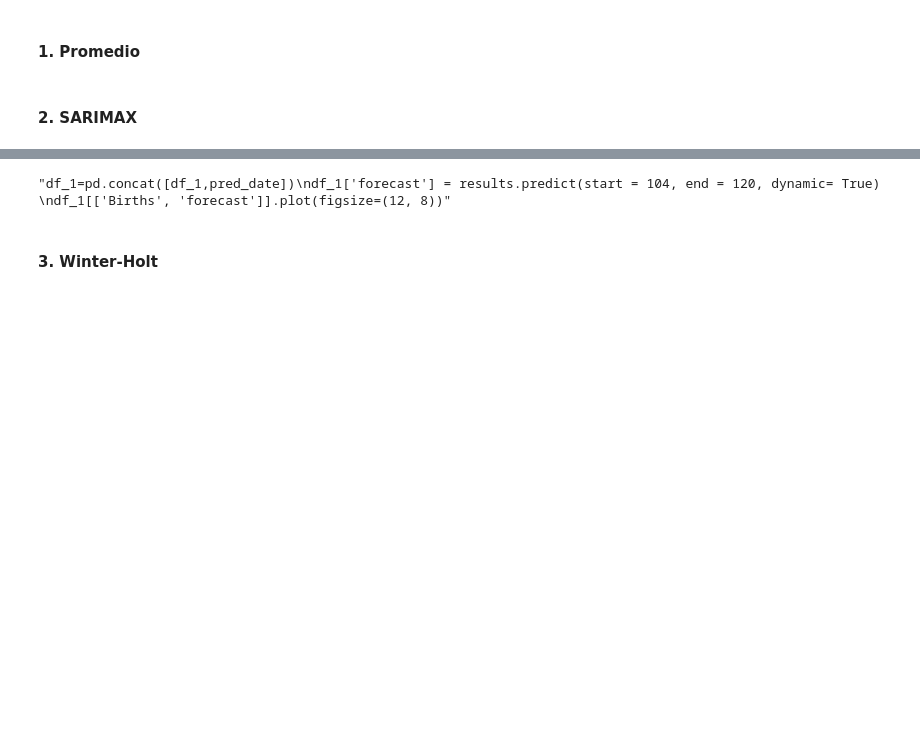
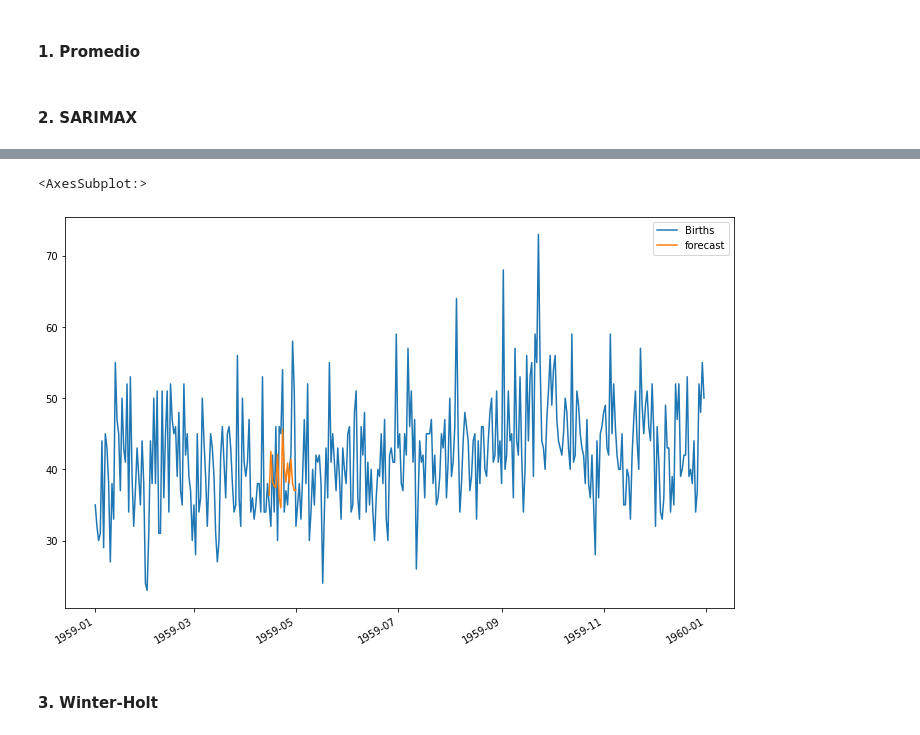
Before and after one commit to CamilaGO/Lab7-ds, a Jupyter notebook: Laboratorio 7 - Female Births.ipynb, the cells around one changed output, grey strips where cells are left out. Drawn from its saved outputs; the diff is of its cells as text; code cells hidden in the pictures; blank space fills up the shorter version.

```diff
--- a/Laboratorio 7 - Female Births.ipynb
+++ b/Laboratorio 7 - Female Births.ipynb
@@ -144,8 +157,9 @@ pred_date'''
 # %%
-'''df_1=pd.concat([df_1,pred_date])
+df_1=pd.concat([df_1,pred_date])
 df_1['forecast'] = results.predict(start = 104, end = 120, dynamic= True)
-df_1[['Births', 'forecast']].plot(figsize=(12, 8))'''
+df_1[['Births', 'forecast']].plot(figsize=(12, 8))
 # %% [output]
-"df_1=pd.concat([df_1,pred_date])\ndf_1['forecast'] = results.predict(start = 104, end = 120, dynamic= True)  \ndf_1[['Births', 'forecast']].plot(figsize=(12, 8))"
+<AxesSubplot:>
+[figure, added]
 # %% [markdown]
 #### 3. Winter-Holt
```
Also changed, not shown: parts of 17 cells of this notebook.
